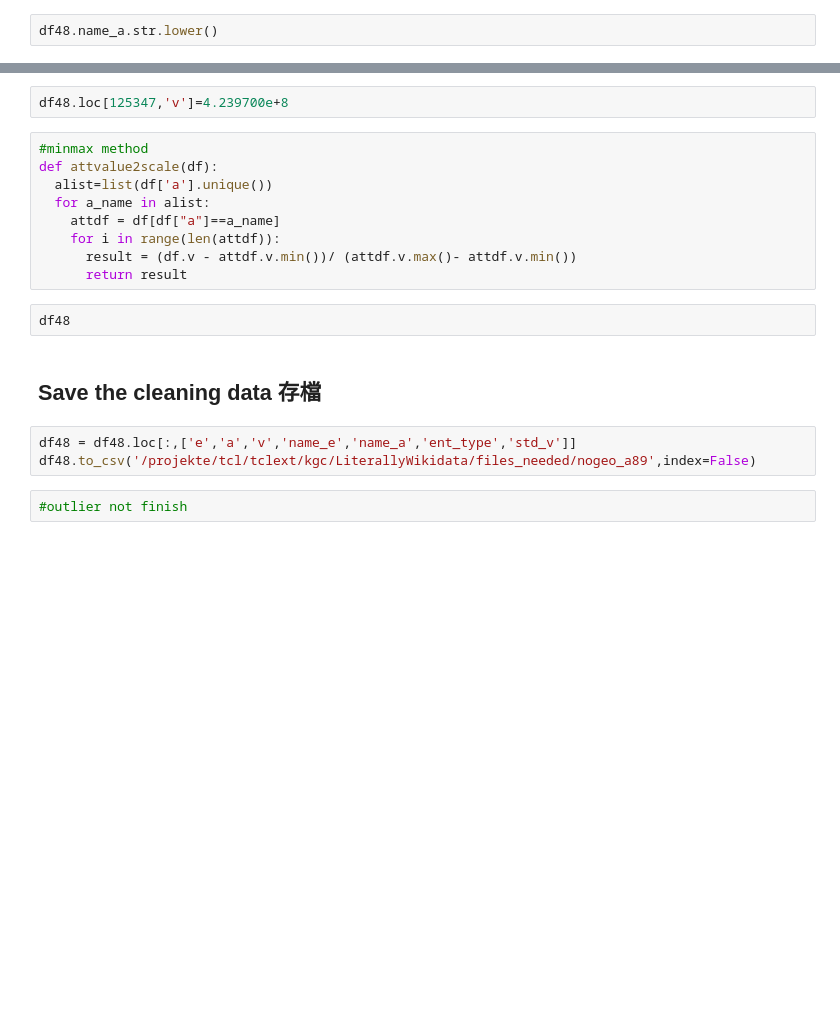
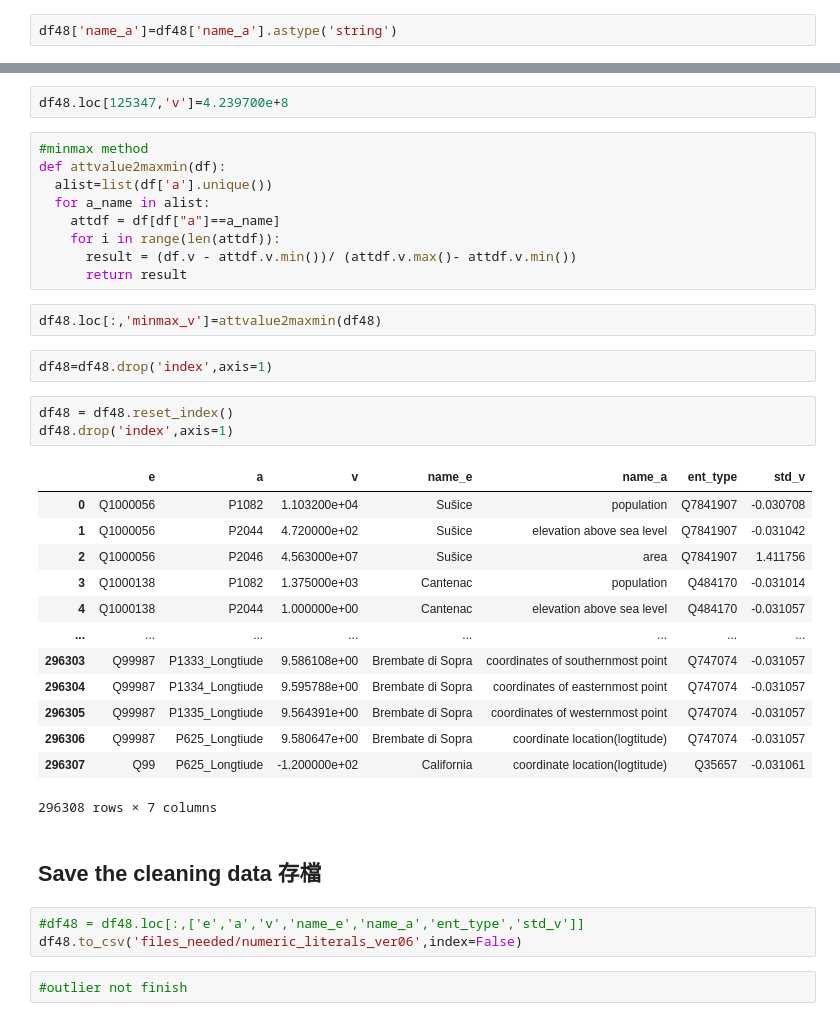
Before and after one commit to tinginde/Kgc-attribute-value-prediction-with-constraints, a Jupyter notebook: LiterallyWikidata/Lit48_Numericaltriples_Preprocessing_ver03.ipynb, the cells around one changed output, grey strips where cells are left out. Drawn from its saved outputs; the diff is of its cells as text; blank space fills up the shorter version.

```diff
--- a/LiterallyWikidata/Lit48_Numericaltriples_Preprocessing_ver03.ipynb
+++ b/LiterallyWikidata/Lit48_Numericaltriples_Preprocessing_ver03.ipynb
@@ -259,2 +296,2 @@ triple number of df48: 296457, num of df48_entity: 47939, num of df48_attribute:
 # %%
-df48.name_a.str.lower()
+df48['name_a']=df48['name_a'].astype('string')
@@ -370,20 +440,39 @@ df48.iloc[maxoutlier.index,:]
 df48.loc[125347,'v']=4.239700e+8
 # %%
 #minmax method
-def attvalue2scale(df):
+def attvalue2maxmin(df):
   alist=list(df['a'].unique())
   for a_name in alist:
     attdf = df[df["a"]==a_name]
     for i in range(len(attdf)):
       result = (df.v - attdf.v.min())/ (attdf.v.max()- attdf.v.min())
       return result
+# %%
+df48.loc[:,'minmax_v']=attvalue2maxmin(df48)
+# %%
+df48=df48.drop('index',axis=1)
 # %%
-df48
+df48 = df48.reset_index()
+df48.drop('index',axis=1)
+# %% [output]
+|  | e | a | v | name_e | name_a | ent_type | std_v |
+| 0 | Q1000056 | P1082 | 1.103200e+04 | Sušice | population | Q7841907 | -0.030708 |
+| 1 | Q1000056 | P2044 | 4.720000e+02 | Sušice | elevation above sea level | Q7841907 | -0.031042 |
+| 2 | Q1000056 | P2046 | 4.563000e+07 | Sušice | area | Q7841907 | 1.411756 |
+| 3 | Q1000138 | P1082 | 1.375000e+03 | Cantenac | population | Q484170 | -0.031014 |
+| 4 | Q1000138 | P2044 | 1.000000e+00 | Cantenac | elevation above sea level | Q484170 | -0.031057 |
+| ... | ... | ... | ... | ... | ... | ... | ... |
+| 296303 | Q99987 | P1333_Longtiude | 9.586108e+00 | Brembate di Sopra | coordinates of southernmost point | Q747074 | -0.031057 |
+| 296304 | Q99987 | P1334_Longtiude | 9.595788e+00 | Brembate di Sopra | coordinates of easternmost point | Q747074 | -0.031057 |
+| 296305 | Q99987 | P1335_Longtiude | 9.564391e+00 | Brembate di Sopra | coordinates of westernmost point | Q747074 | -0.031057 |
+| 296306 | Q99987 | P625_Longtiude | 9.580647e+00 | Brembate di Sopra | coordinate location(logtitude) | Q747074 | -0.031057 |
+| 296307 | Q99 | P625_Longtiude | -1.200000e+02 | California | coordinate location(logtitude) | Q35657 | -0.031061 |
+296308 rows × 7 columns
 # %% [markdown]
 ## Save the cleaning data 存檔
 # %%
-df48 = df48.loc[:,['e','a','v','name_e','name_a','ent_type','std_v']]
-df48.to_csv('/projekte/tcl/tclext/kgc/LiterallyWikidata/files_needed/nogeo_a89',index=False)
+#df48 = df48.loc[:,['e','a','v','name_e','name_a','ent_type','std_v']]
+df48.to_csv('files_needed/numeric_literals_ver06',index=False)
 # %%
 #outlier not finish
 # %% [markdown]
```
Also changed, not shown: parts of 38 cells of this notebook.
